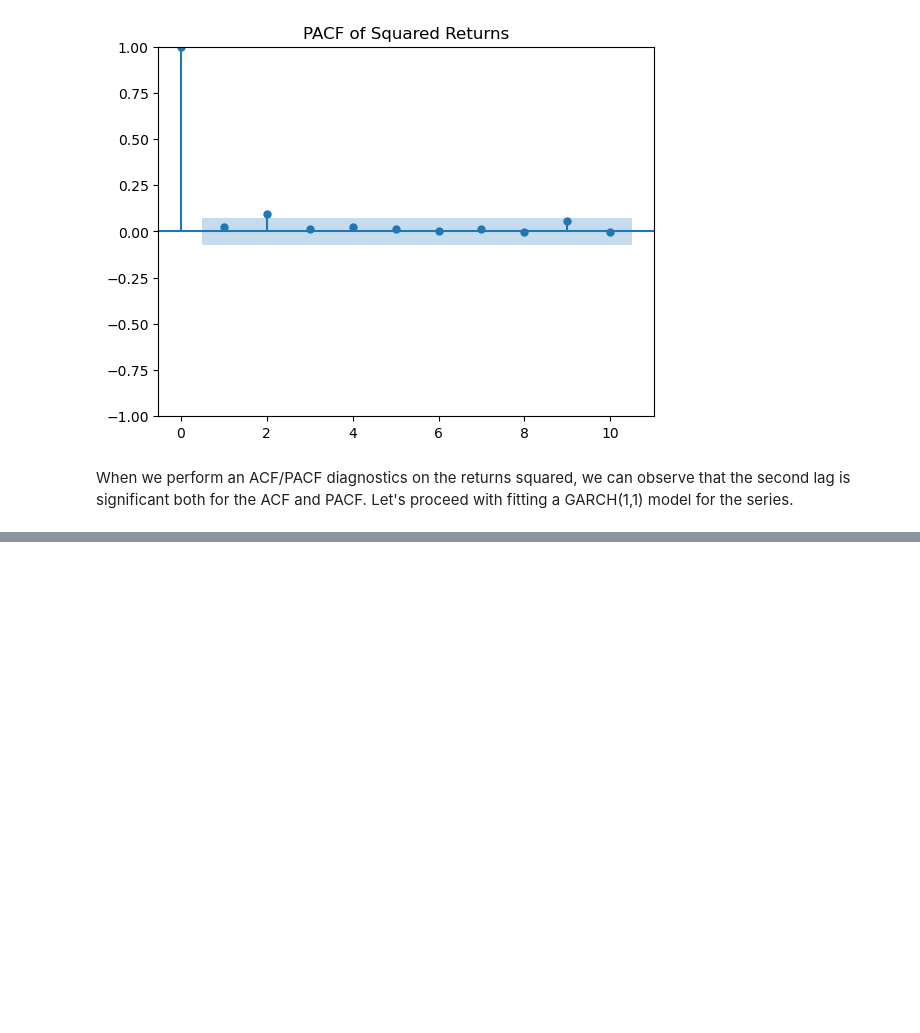
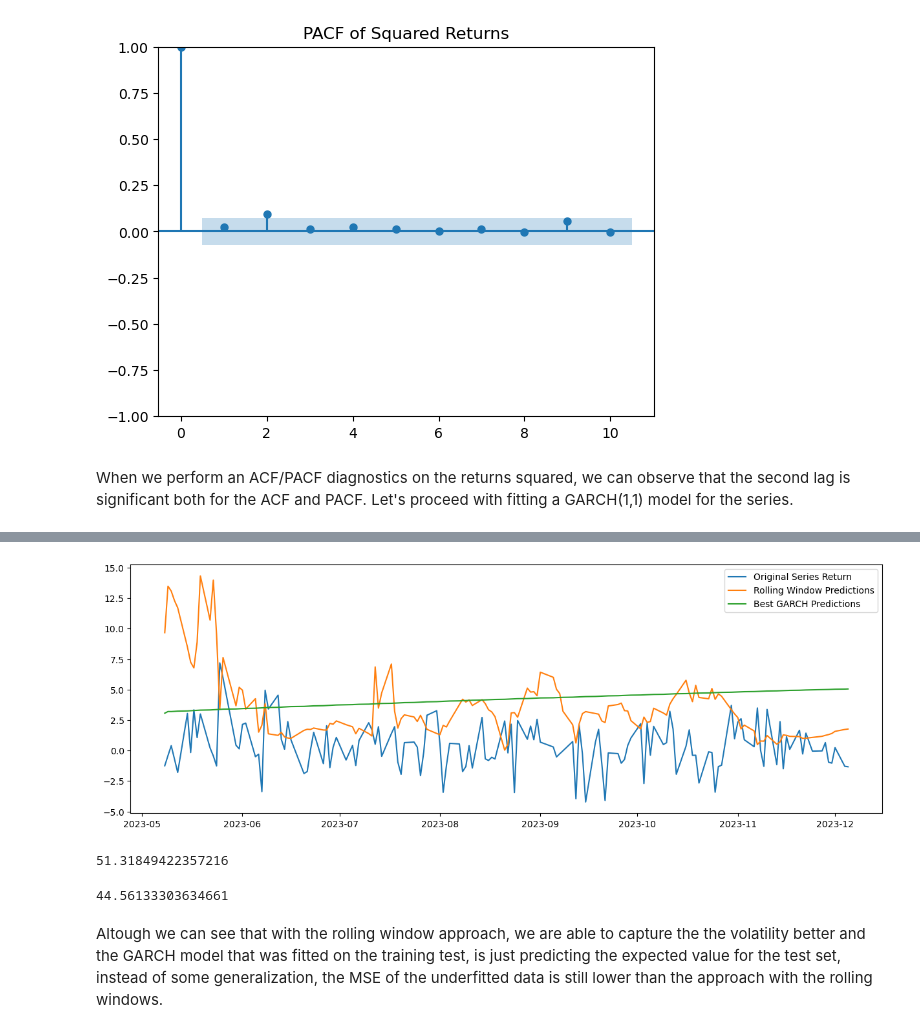
Before and after one commit to sahNarek/tsf_practice, a Jupyter notebook: adobe_stocks.ipynb, the cells around one changed output, grey strips where cells are left out. Saved outputs shown, nothing was run; the diff lists cells and outputs as text; code cells hidden in the pictures; blank space fills up the shorter version.

```diff
--- a/adobe_stocks.ipynb
+++ b/adobe_stocks.ipynb
@@ -331,5 +326,5 @@ Residuals are independent
 # %%
-best_garch_model = arch_model(as_returns_train['returns'], p = GARCH_ORDER[0], q = GARCH_ORDER[1]).fit(disp='off')
+best_garch_model = arch_model(as_returns_train['returns'], p = GARCH_ORDER[0], q = GARCH_ORDER[1], mean='Zero', dist='Normal').fit(disp='off')
 as_returns_train['best_garch_volatility'] = list(best_garch_model.conditional_volatility)
 # manual_garch_model = arch_model(as_returns_train['returns'], p = 1, q = 1).fit(disp='off')
 # as_returns_train['manual_garch_volatility'] = list(manual_garch_model.conditional_volatility)
@@ -341,4 +335,0 @@ MSE of best garch model: 263.1213332948847
-# %%
-# test_forecasts = best_garch_model.forecast(horizon=len(as_returns_test))
-garch_model_test = arch_model(as_returns_test['returns'], p = GARCH_ORDER[0], q = GARCH_ORDER[1]).fit(disp='off')
-as_returns_test['best_garch_volatility'] = list(garch_model_test.conditional_volatility)
@@ -361,0 +336,4 @@ plt.show();
+# %%
+forecasts = best_garch_model.forecast(horizon=len(as_returns_test)).variance.values[-1,:]
+volatility = np.sqrt(forecasts)
+as_returns_test['best_garch_volatility'] = volatility
@@ -361,0 +368,39 @@ plt.show();
+# %%
+def rolling_window_predictions(test_series, garch_order = GARCH_ORDER):
+    window_size = int(len(test_series) / 10)
+    predictions = []
+    residuals = []
+    for i in range(len(test_series)):
+        window = test_series.iloc[i:i+window_size]
+        model = arch_model(window, p=garch_order[0], q=garch_order[1], mean='Zero', dist='Normal').fit(disp='off')
+        forecast = model.forecast(horizon=window_size).variance.values[-1, 0]
+        residuals.append(model.resid)
+        predictions.append(forecast)
+
+    return (
+        pd.DataFrame(predictions, index=test_series.index, columns=['volatility']),
+        residuals
+    )
+
+predictions,rolling_residuals = rolling_window_predictions(as_returns_test['returns'], )
+as_returns_test['rolling_window_volatility'] = predictions
+
+# Plot the original series and the predicted volatility
+plt.figure(figsize=(15, 5))
+plt.plot(as_returns_test['returns'], label='Original Series Return')
+plt.plot(as_returns_test['rolling_window_volatility'], label='Rolling Window Predictions')
+plt.plot(as_returns_test['best_garch_volatility'], label='Best GARCH Predictions')
+plt.legend()
+plt.show()
+# %% [output]
+[figure, added]
+# %%
+mean_squared_error(as_returns_test['squared_returns'], as_returns_test['rolling_window_volatility'])
+# %% [output]
+51.31849422357216
+# %%
+mean_squared_error(as_returns_test['squared_returns'], as_returns_test['best_garch_volatility'])
+# %% [output]
+44.56133303634661
+# %% [markdown]
+Altough we can see that with the rolling window approach, we are able to capture the the volatility better and the GARCH model that was fitted on the training test, is just predicting the expected value for the test set, instead of some generalization, the MSE of the underfitted data is still lower than the approach with the rolling windows.
```
Also changed, not shown: parts of 27 cells of this notebook, 1 other file.
